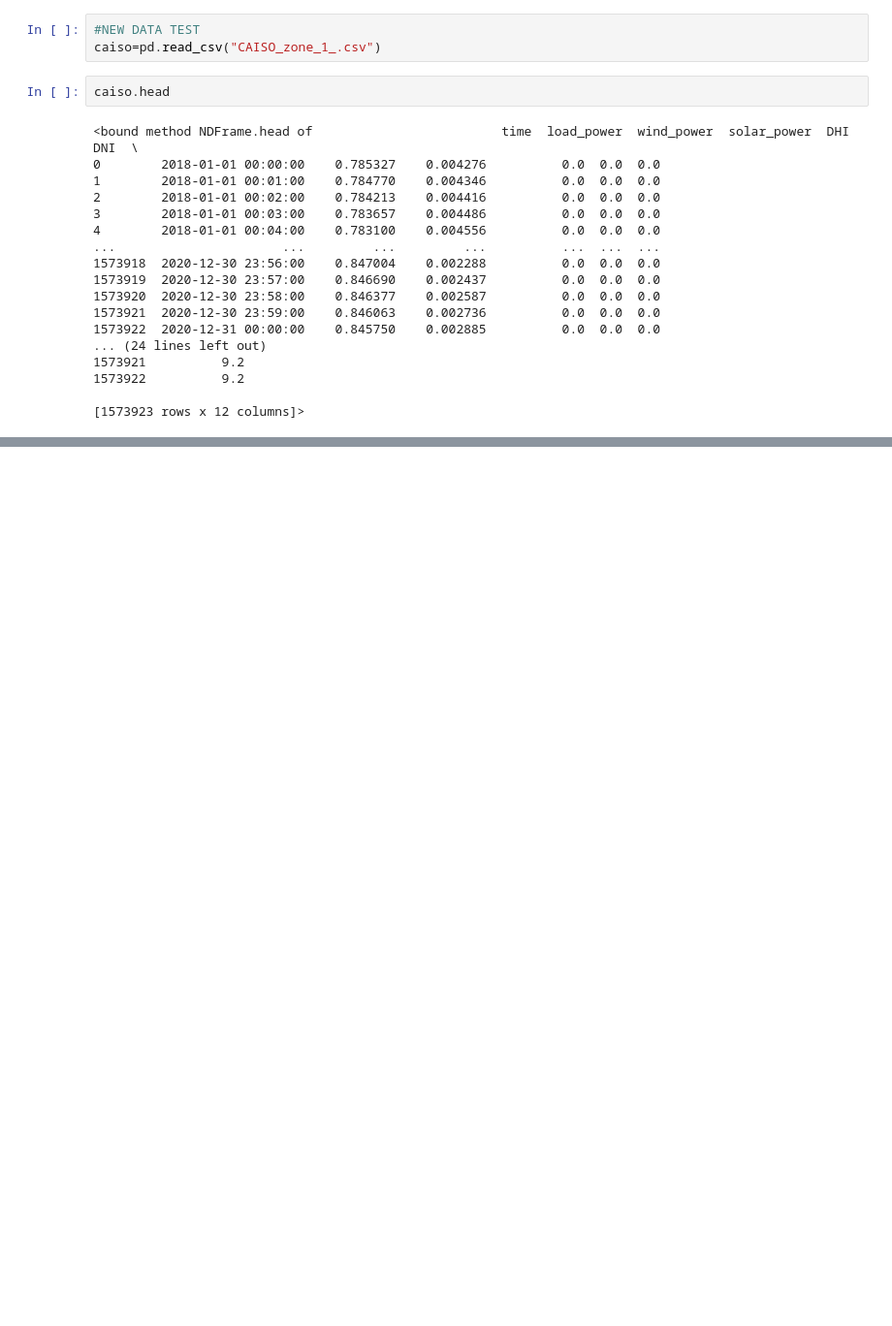
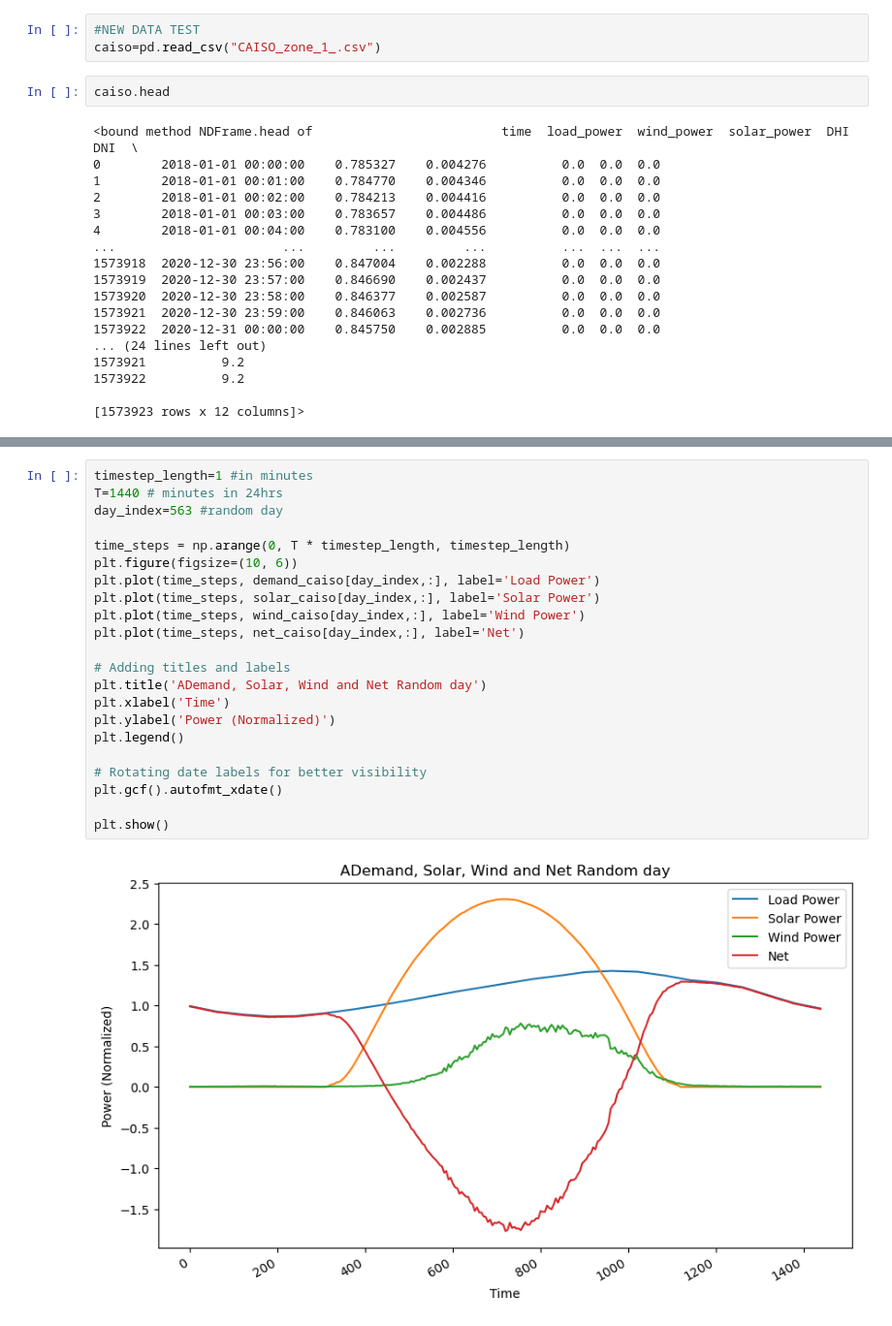
Before and after one commit to carlacupcake/CE291-V2G, a Jupyter notebook: caiso_data_test.ipynb, the cells around one changed output, grey strips where cells are left out. Shown at 97% size. Drawn from its saved outputs; the diff is of its cells as text; blank space fills up the shorter version.

```diff
--- a/caiso_data_test.ipynb
+++ b/caiso_data_test.ipynb
@@ -73,0 +101,24 @@ plt.show()
+# %%
+timestep_length=1 #in minutes
+T=1440 # minutes in 24hrs
+day_index=563 #random day
+
+time_steps = np.arange(0, T * timestep_length, timestep_length)
+plt.figure(figsize=(10, 6))
+plt.plot(time_steps, demand_caiso[day_index,:], label='Load Power')
+plt.plot(time_steps, solar_caiso[day_index,:], label='Solar Power')
+plt.plot(time_steps, wind_caiso[day_index,:], label='Wind Power')
+plt.plot(time_steps, net_caiso[day_index,:], label='Net')
+
+# Adding titles and labels
+plt.title('ADemand, Solar, Wind and Net Random day')
+plt.xlabel('Time')
+plt.ylabel('Power (Normalized)')
+plt.legend()
+
+# Rotating date labels for better visibility
+plt.gcf().autofmt_xdate()
+
+plt.show()
+# %% [output]
+[figure, added]
```
Also changed, not shown: parts of 10 cells of this notebook, 1 other file.
